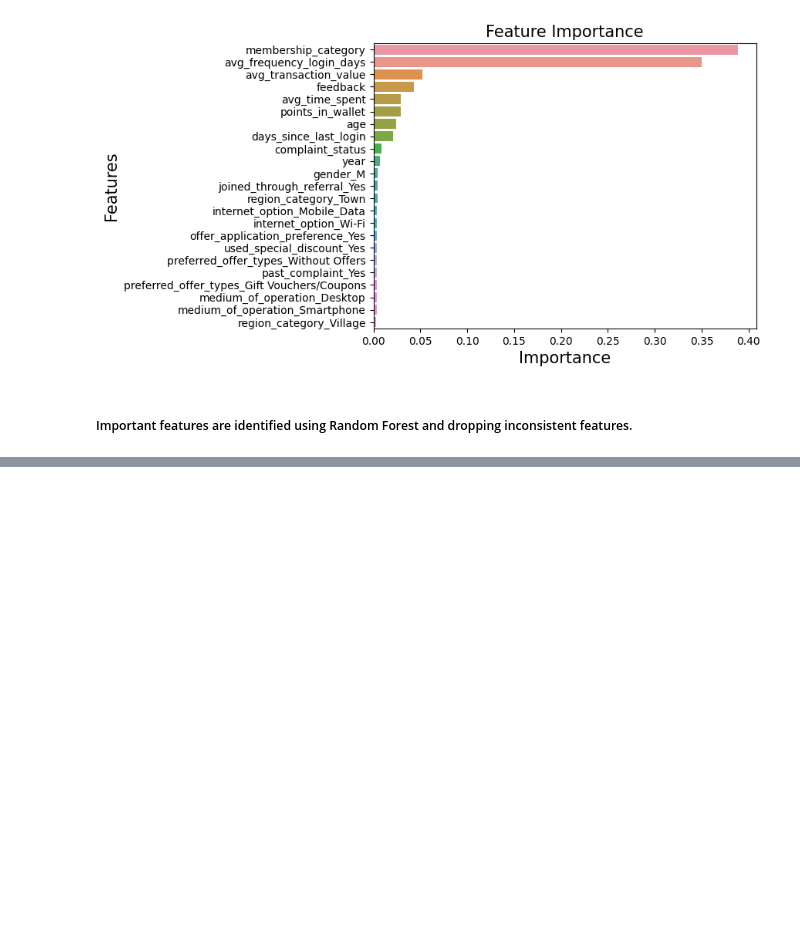
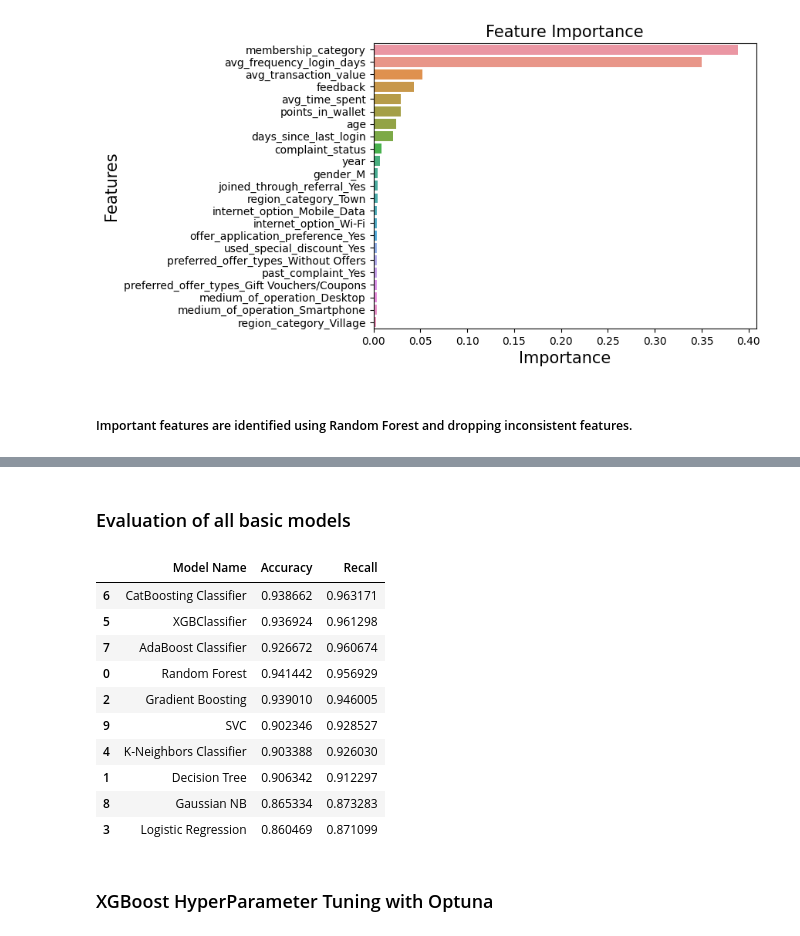
Before and after one commit to Mandip34/Customer_Churn_Prediction, a Jupyter notebook: notebooks/Model_Traning Costomer Churn .ipynb, the cells around one changed output, grey strips where cells are left out. Saved outputs shown, nothing was run; the diff lists cells and outputs as text; code cells hidden in the pictures; blank space fills up the shorter version.

```diff
--- a/notebooks/Model_Traning Costomer Churn .ipynb
+++ b/notebooks/Model_Traning Costomer Churn .ipynb
@@ -541,0 +527,11 @@ Best parameters for Random Forest :{'criterion': 'gini', 'max_depth': 4, 'max_fe
+# %%
+clf1 = XGBClassifier(random_state=7)
+clf2 = CatBoostClassifier(verbose=False)
+clf3 = AdaBoostClassifier(n_estimators=250, learning_rate = 0.01,random_state=7)
+clf4 = RandomForestClassifier(random_state=7)
+# %%
+vclf1 = VotingClassifier(estimators=[('XGB', clf1), ('CatBoost', clf2), ('AdaBoost' , clf3)],
+                                   voting='soft')
+# %%
+vclf2 = VotingClassifier(estimators=[('XGB', clf1), ('CatBoost', clf2), ('RF' , clf4)],
+                                   voting='soft')
@@ -541,0 +554,49 @@ Best parameters for Random Forest :{'criterion': 'gini', 'max_depth': 4, 'max_fe
+# %% [markdown]
+### Evaluation of all basic models
+# %%
+model_list = []
+accuracy_list = []
+recall_list =[]
+
+for i in range(len(list(models))):
+    model = list(models.values())[i]
+    model.fit(X_train, y_train) # Train model
+
+    # Make predictions
+    y_test_pred = model.predict(X_test)
+
+    # Test set performance
+    model_test_accuracy,model_test_f1,model_test_precision,\
+    model_test_recall,model_test_rocauc_score=evaluate_model(y_test, y_test_pred)
+    test_evaluate = evaluate_model(y_test, y_test_pred)
+
+    print(list(models.keys())[i])
+    model_list.append(list(models.keys())[i])
+
+    print('Model performance for Test set')
+    print('- Accuracy: {:.4f}'.format(model_test_accuracy))
+    print('- F1 score: {:.4f}'.format(model_test_f1))
+    print('- Precision: {:.4f}'.format(model_test_precision))
+    print('- Recall: {:.4f}'.format(model_test_recall))
+    print('- Roc Auc Score: {:.4f}'.format(model_test_rocauc_score))
+    accuracy_list.append(model_test_accuracy)
+    recall_list.append(model_test_recall)
+
+    print('='*35)
+    print('\n')
+# %%
+pd.DataFrame(list(zip(model_list,accuracy_list, recall_list)), columns=['Model Name',"Accuracy" ,'Recall']).sort_values(by=["Recall"],ascending=False)
+# %% [output]
+|  | Model Name | Accuracy | Recall |
+| 6 | CatBoosting Classifier | 0.938662 | 0.963171 |
+| 5 | XGBClassifier | 0.936924 | 0.961298 |
+| 7 | AdaBoost Classifier | 0.926672 | 0.960674 |
+| 0 | Random Forest | 0.941442 | 0.956929 |
+| 2 | Gradient Boosting | 0.939010 | 0.946005 |
+| 9 | SVC | 0.902346 | 0.928527 |
+| 4 | K-Neighbors Classifier | 0.903388 | 0.926030 |
+| 1 | Decision Tree | 0.906342 | 0.912297 |
+| 8 | Gaussian NB | 0.865334 | 0.873283 |
+| 3 | Logistic Regression | 0.860469 | 0.871099 |
+# %% [markdown]
+### XGBoost HyperParameter Tuning with Optuna
```
Also changed, not shown: parts of 27 cells of this notebook, 4 other files.
